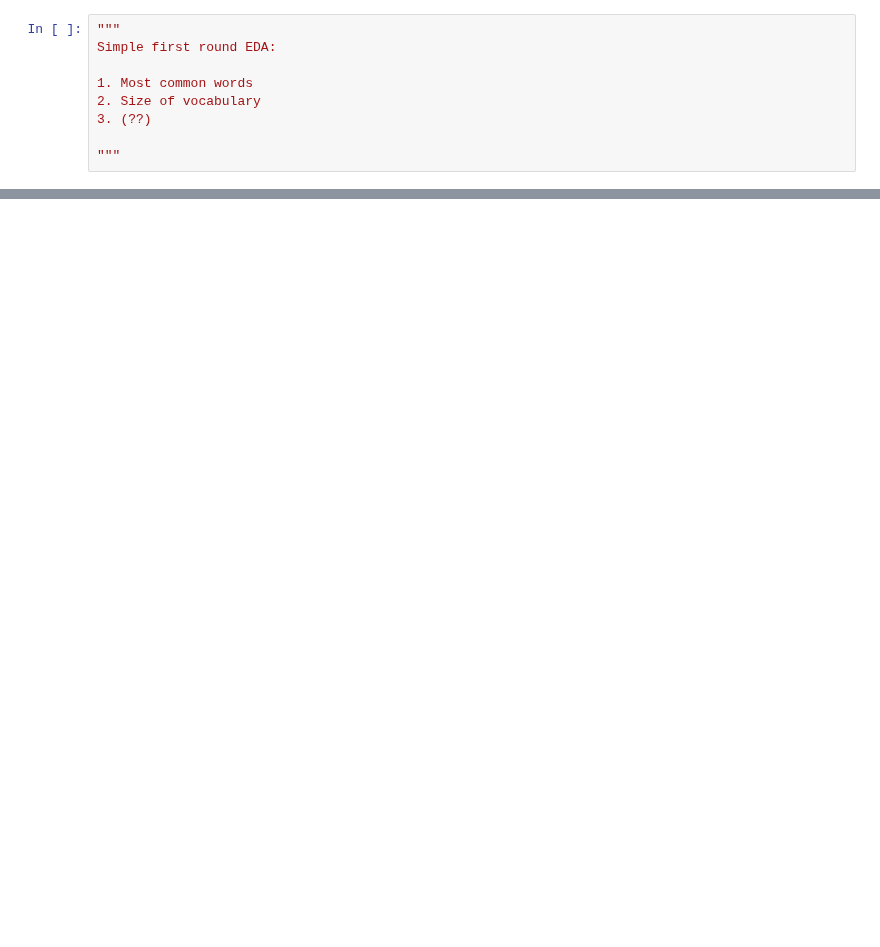
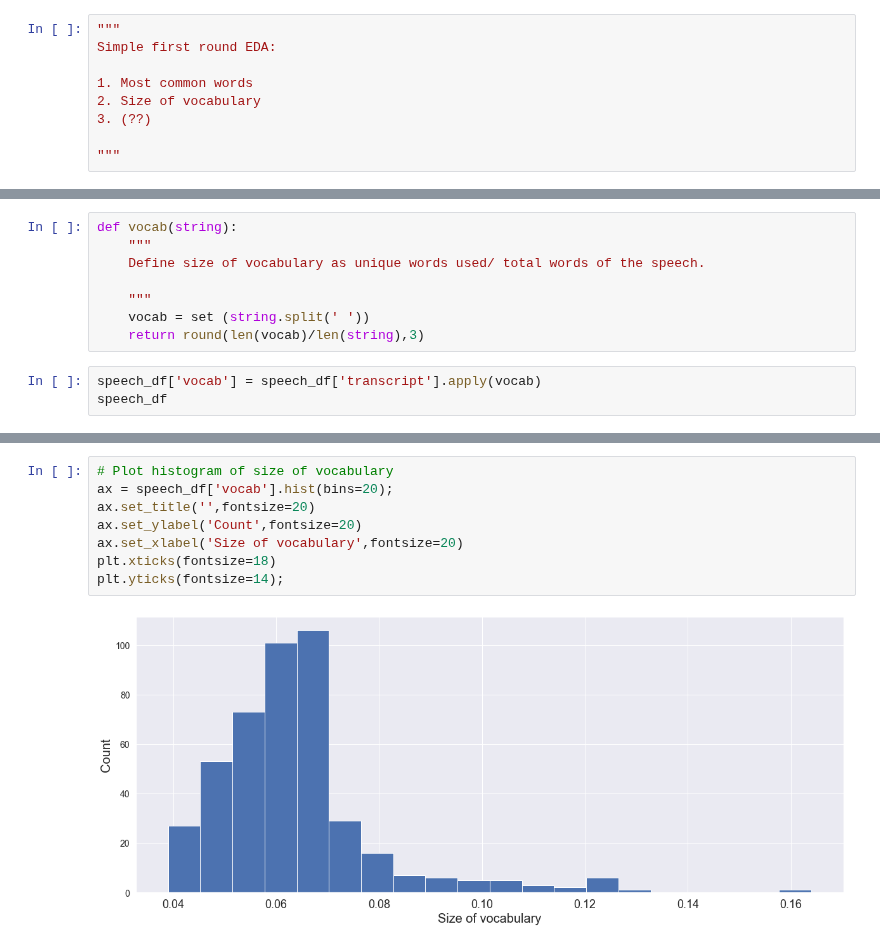
Before and after one commit to katiehuang1221/NLP-Analysis-On-Motivational-Speeches, a Jupyter notebook: notebook/04_EDA.ipynb, the cells around one changed output, grey strips where cells are left out. Drawn from its saved outputs; the diff is of its cells as text; blank space fills up the shorter version.

```diff
--- a/notebook/04_EDA.ipynb
+++ b/notebook/04_EDA.ipynb
@@ -165,0 +126,11 @@ plt.show()
+# %%
+def vocab(string):
+    """
+    Define size of vocabulary as unique words used/ total words of the speech.
+
+    """
+    vocab = set (string.split(' '))
+    return round(len(vocab)/len(string),3)
+# %%
+speech_df['vocab'] = speech_df['transcript'].apply(vocab)
+speech_df
@@ -165,0 +151,10 @@ plt.show()
+# %%
+# Plot histogram of size of vocabulary
+ax = speech_df['vocab'].hist(bins=20);
+ax.set_title('',fontsize=20)
+ax.set_ylabel('Count',fontsize=20)
+ax.set_xlabel('Size of vocabulary',fontsize=20)
+plt.xticks(fontsize=18)
+plt.yticks(fontsize=14);
+# %% [output]
+[figure, added]
```
Also changed, not shown: parts of 16 cells of this notebook, 1 other file.
